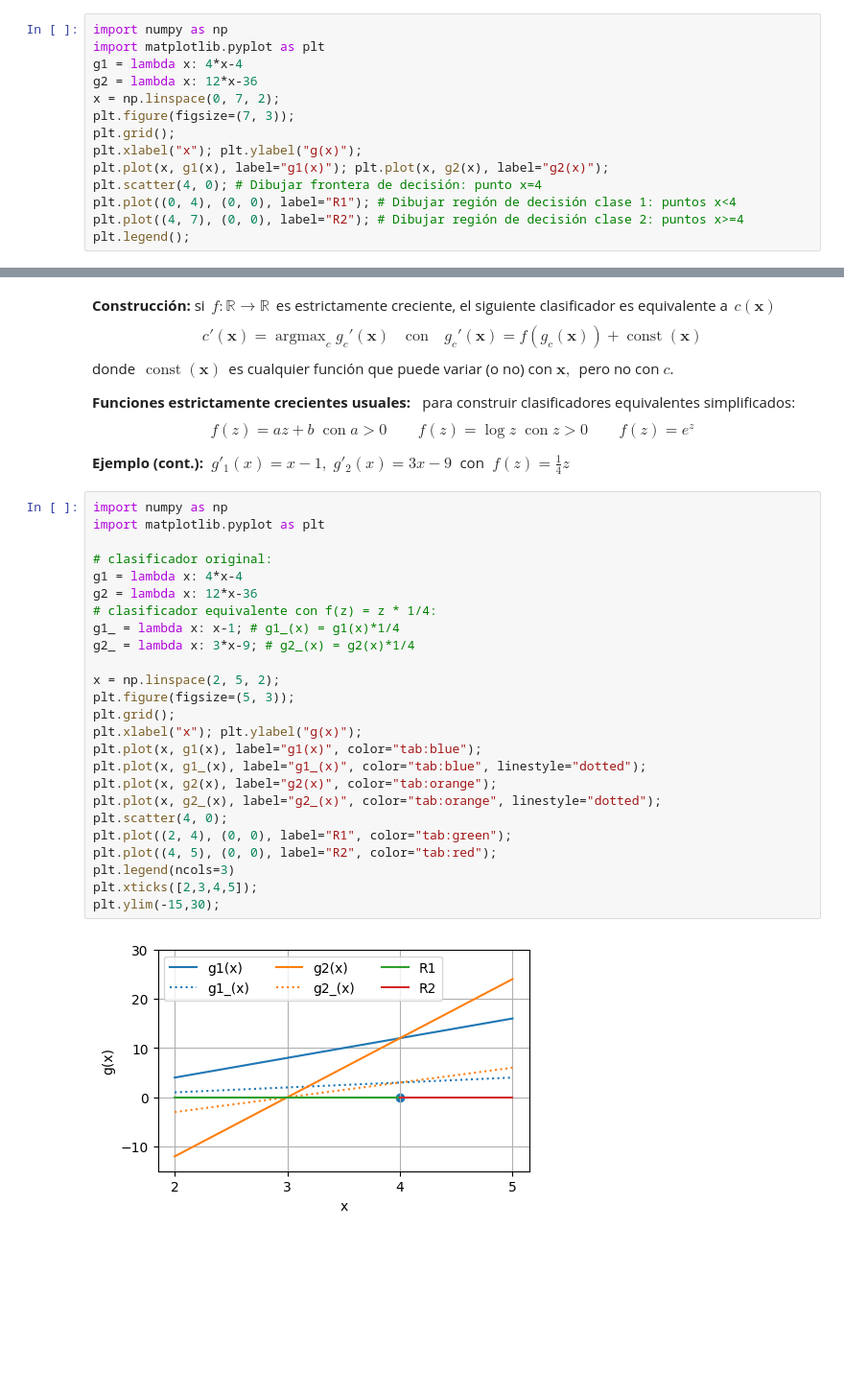
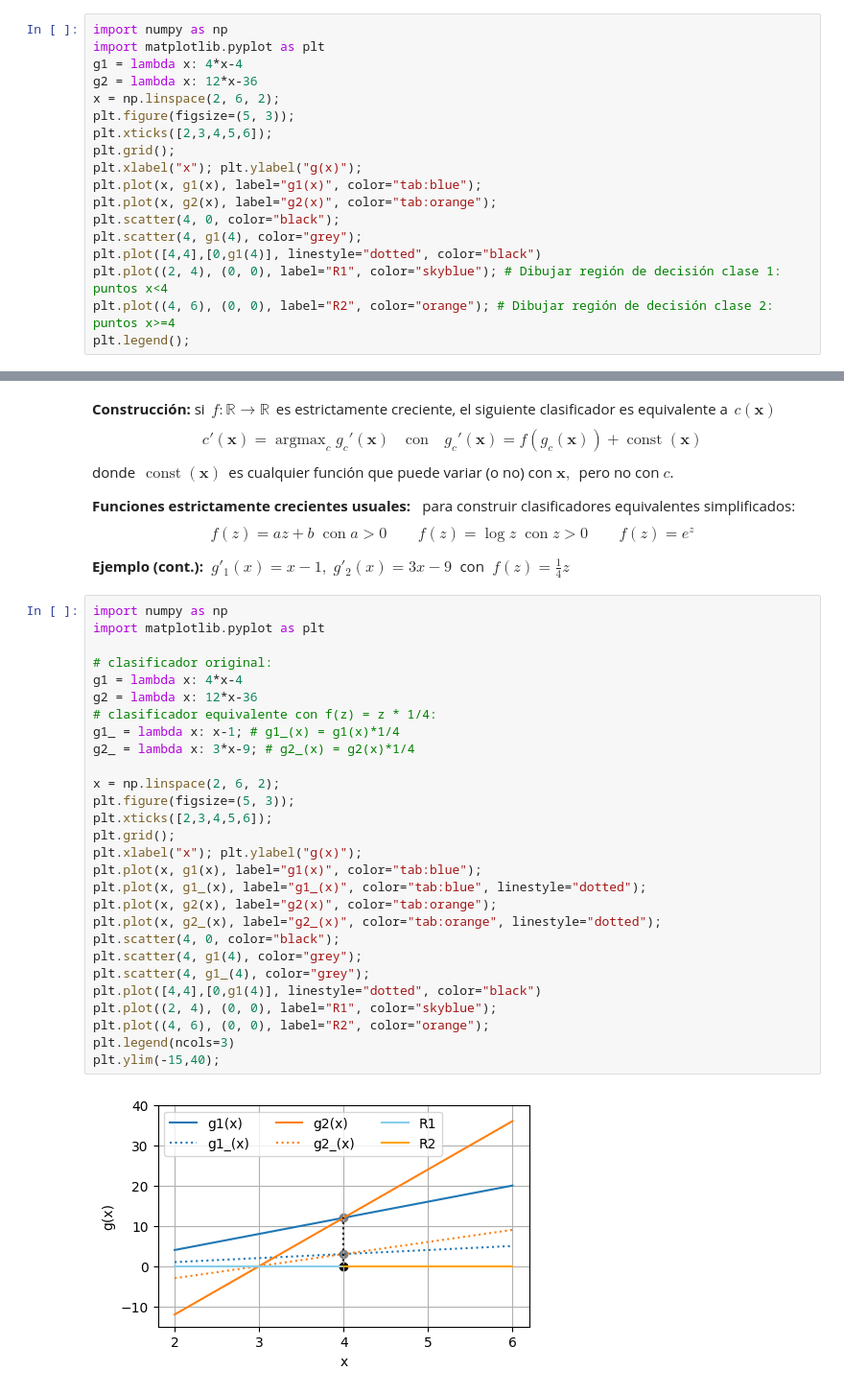
Before and after one commit to jsilvestreUPV/SIN-EPSA, a Jupyter notebook: B2/Teo/T3: Aprendizaje Supervisado: regresión logística/T3.1a Funciones discriminantes.ipynb, the cells around one changed output, grey strips where cells are left out. Shown at 96% size. Saved outputs shown, nothing was run; the diff lists cells and outputs as text; blank space fills up the shorter version.

```diff
--- a/B2/Teo/T3: Aprendizaje Supervisado: regresión logística/T3.1a Funciones discriminantes.ipynb
+++ b/B2/Teo/T3: Aprendizaje Supervisado: regresión logística/T3.1a Funciones discriminantes.ipynb
@@ -94,13 +99,17 @@ import numpy as np
 import matplotlib.pyplot as plt
 g1 = lambda x: 4*x-4
 g2 = lambda x: 12*x-36
-x = np.linspace(0, 7, 2);
-plt.figure(figsize=(7, 3));
+x = np.linspace(2, 6, 2);
+plt.figure(figsize=(5, 3));
+plt.xticks([2,3,4,5,6]);
 plt.grid();
 plt.xlabel("x"); plt.ylabel("g(x)");
-plt.plot(x, g1(x), label="g1(x)"); plt.plot(x, g2(x), label="g2(x)");
-plt.scatter(4, 0); # Dibujar frontera de decisión: punto x=4
-plt.plot((0, 4), (0, 0), label="R1"); # Dibujar región de decisión clase 1: puntos x<4
-plt.plot((4, 7), (0, 0), label="R2"); # Dibujar región de decisión clase 2: puntos x>=4
+plt.plot(x, g1(x), label="g1(x)", color="tab:blue");
+plt.plot(x, g2(x), label="g2(x)", color="tab:orange");
+plt.scatter(4, 0, color="black");
+plt.scatter(4, g1(4), color="grey");
+plt.plot([4,4],[0,g1(4)], linestyle="dotted", color="black")
+plt.plot((2, 4), (0, 0), label="R1", color="skyblue"); # Dibujar región de decisión clase 1: puntos x<4
+plt.plot((4, 6), (0, 0), label="R2", color="orange"); # Dibujar región de decisión clase 2: puntos x>=4
 plt.legend();
 # %% [output]
@@ -127,27 +136,30 @@ $$f(z)=az+b\;\;\text{con}\;a>0%
 # %%
 import numpy as np
 import matplotlib.pyplot as plt
 
 # clasificador original:
 g1 = lambda x: 4*x-4
 g2 = lambda x: 12*x-36
 # clasificador equivalente con f(z) = z * 1/4:
 g1_ = lambda x: x-1; # g1_(x) = g1(x)*1/4
 g2_ = lambda x: 3*x-9; # g2_(x) = g2(x)*1/4
 
-x = np.linspace(2, 5, 2);
+x = np.linspace(2, 6, 2);
 plt.figure(figsize=(5, 3));
+plt.xticks([2,3,4,5,6]);
 plt.grid();
 plt.xlabel("x"); plt.ylabel("g(x)");
 plt.plot(x, g1(x), label="g1(x)", color="tab:blue");
 plt.plot(x, g1_(x), label="g1_(x)", color="tab:blue", linestyle="dotted");
 plt.plot(x, g2(x), label="g2(x)", color="tab:orange");
 plt.plot(x, g2_(x), label="g2_(x)", color="tab:orange", linestyle="dotted");
-plt.scatter(4, 0);
-plt.plot((2, 4), (0, 0), label="R1", color="tab:green");
-plt.plot((4, 5), (0, 0), label="R2", color="tab:red");
+plt.scatter(4, 0, color="black");
+plt.scatter(4, g1(4), color="grey");
+plt.scatter(4, g1_(4), color="grey");
+plt.plot([4,4],[0,g1(4)], linestyle="dotted", color="black")
+plt.plot((2, 4), (0, 0), label="R1", color="skyblue");
+plt.plot((4, 6), (0, 0), label="R2", color="orange");
 plt.legend(ncols=3)
-plt.xticks([2,3,4,5]);
-plt.ylim(-15,30);
+plt.ylim(-15,40);
 # %% [output]
-[figure, old version]
+[figure, new version]
```
Also changed, not shown: parts of 3 cells of this notebook.
